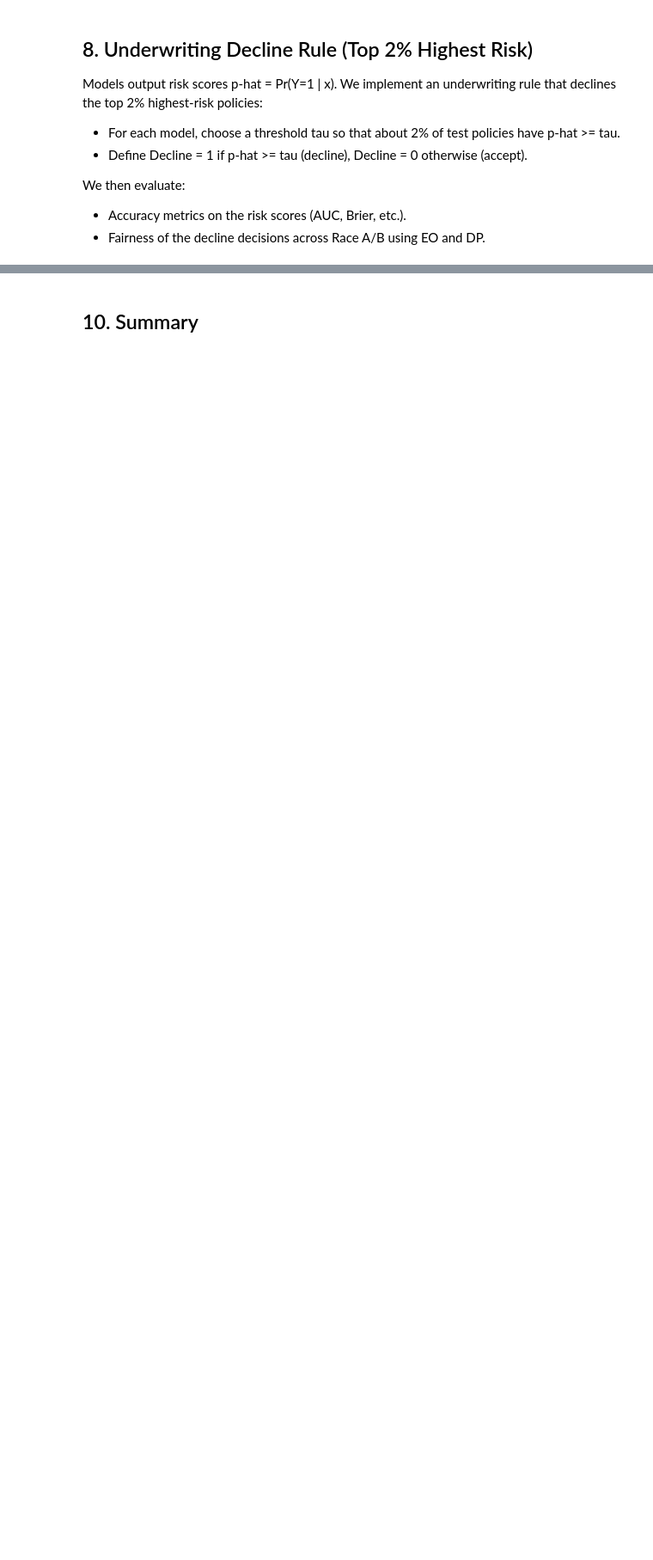
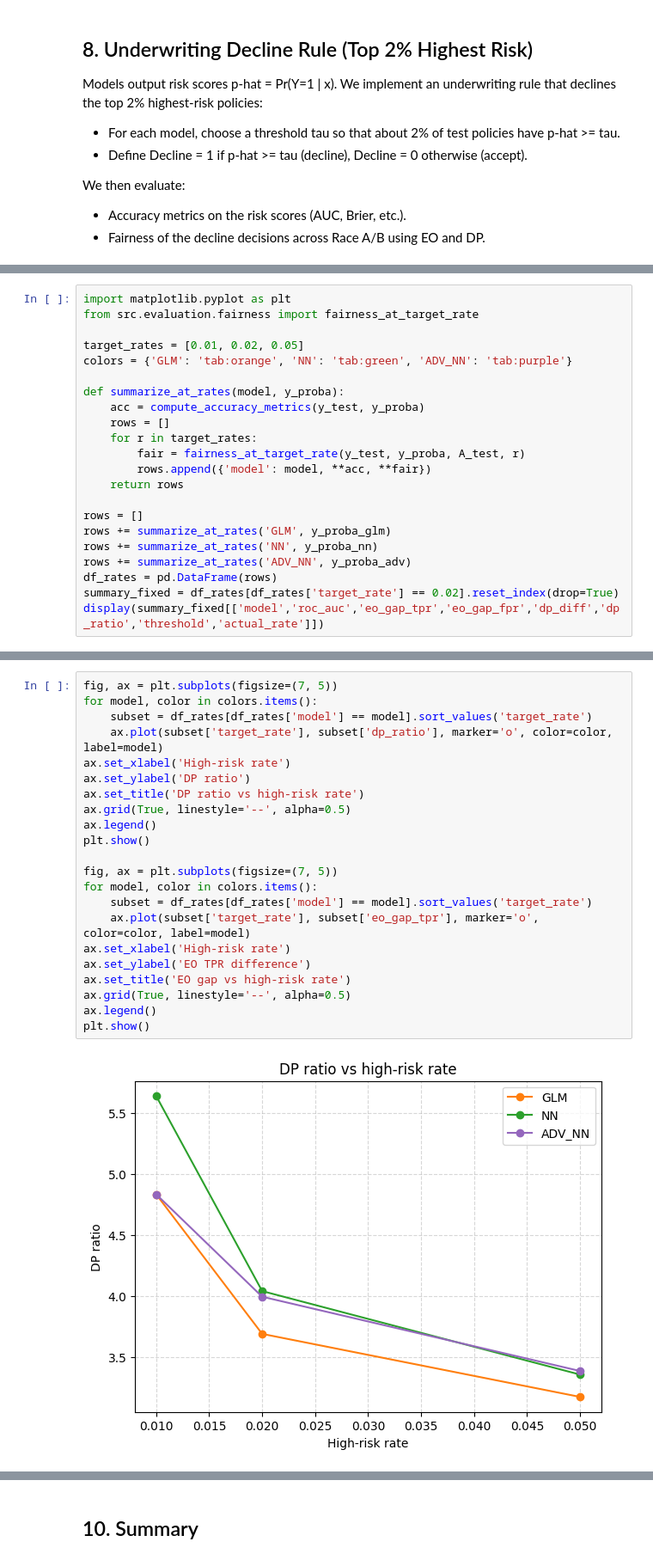
Before and after one commit to ferryhe/bias_mitigation_insurance_pricing, a Jupyter notebook: notebooks/life_fairness_demo.ipynb, the cells around one changed output, grey strips where cells are left out. Shown at 86% size. Cells and saved outputs as stored; diff of their text form; blank space fills up the shorter version.

```diff
--- a/notebooks/life_fairness_demo.ipynb
+++ b/notebooks/life_fairness_demo.ipynb
@@ -306,0 +309,22 @@ summary_decline[
+# %%
+import matplotlib.pyplot as plt
+from src.evaluation.fairness import fairness_at_target_rate
+
+target_rates = [0.01, 0.02, 0.05]
+colors = {'GLM': 'tab:orange', 'NN': 'tab:green', 'ADV_NN': 'tab:purple'}
+
+def summarize_at_rates(model, y_proba):
+    acc = compute_accuracy_metrics(y_test, y_proba)
+    rows = []
+    for r in target_rates:
+        fair = fairness_at_target_rate(y_test, y_proba, A_test, r)
+        rows.append({'model': model, **acc, **fair})
+    return rows
+
+rows = []
+rows += summarize_at_rates('GLM', y_proba_glm)
+rows += summarize_at_rates('NN', y_proba_nn)
+rows += summarize_at_rates('ADV_NN', y_proba_adv)
+df_rates = pd.DataFrame(rows)
+summary_fixed = df_rates[df_rates['target_rate'] == 0.02].reset_index(drop=True)
+display(summary_fixed[['model','roc_auc','eo_gap_tpr','eo_gap_fpr','dp_diff','dp_ratio','threshold','actual_rate']])
@@ -306,0 +336,24 @@ summary_decline[
+# %%
+fig, ax = plt.subplots(figsize=(7, 5))
+for model, color in colors.items():
+    subset = df_rates[df_rates['model'] == model].sort_values('target_rate')
+    ax.plot(subset['target_rate'], subset['dp_ratio'], marker='o', color=color, label=model)
+ax.set_xlabel('High-risk rate')
+ax.set_ylabel('DP ratio')
+ax.set_title('DP ratio vs high-risk rate')
+ax.grid(True, linestyle='--', alpha=0.5)
+ax.legend()
+plt.show()
+
+fig, ax = plt.subplots(figsize=(7, 5))
+for model, color in colors.items():
+    subset = df_rates[df_rates['model'] == model].sort_values('target_rate')
+    ax.plot(subset['target_rate'], subset['eo_gap_tpr'], marker='o', color=color, label=model)
+ax.set_xlabel('High-risk rate')
+ax.set_ylabel('EO TPR difference')
+ax.set_title('EO gap vs high-risk rate')
+ax.grid(True, linestyle='--', alpha=0.5)
+ax.legend()
+plt.show()
+# %% [output]
+[figure, added]
```
Also changed, not shown: parts of 17 cells of this notebook, 34 other files.
